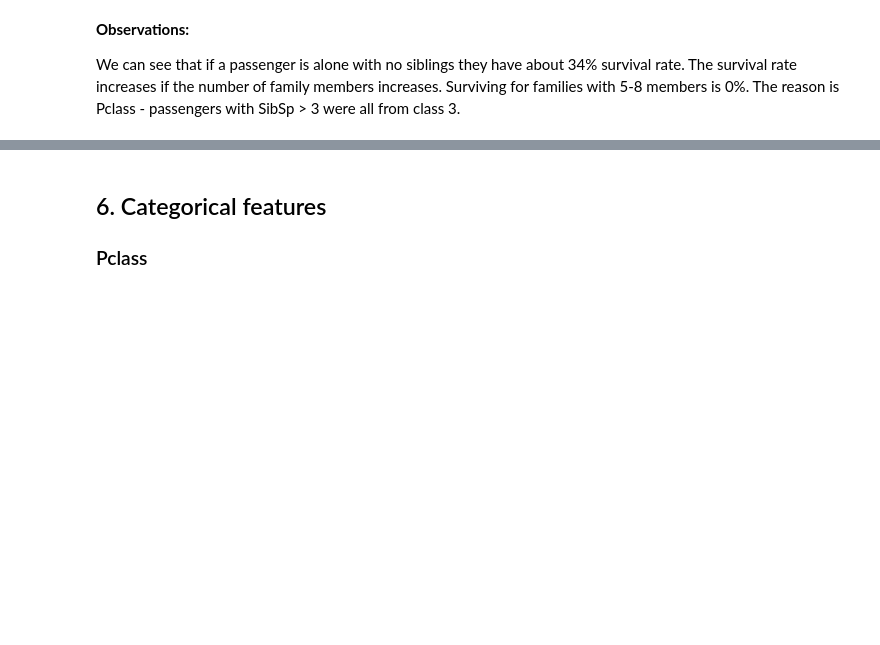
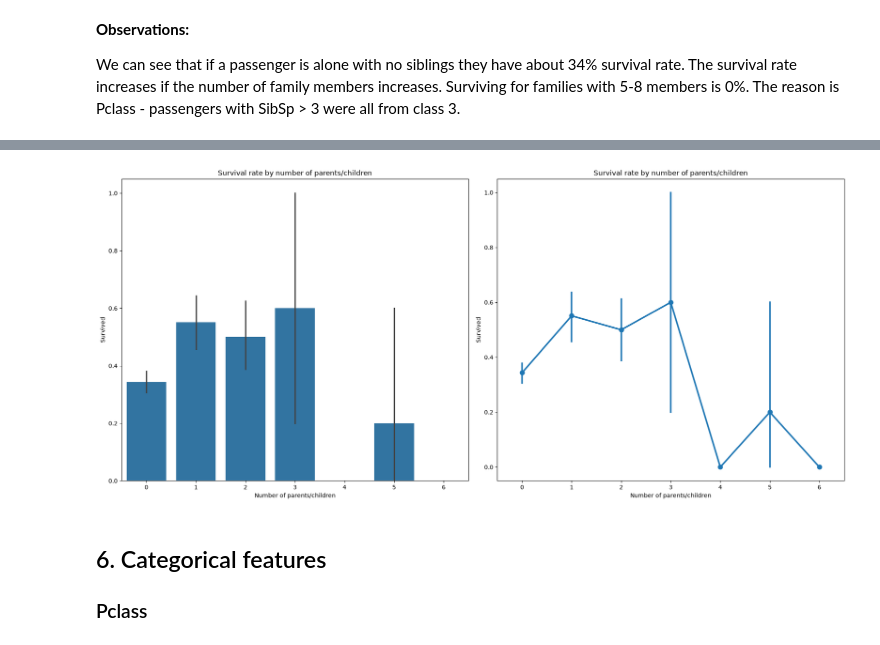
Before and after one commit to oozywaters/kaggle-titanic, a Jupyter notebook: notebooks/eda.ipynb, the cells around one changed output, grey strips where cells are left out. Saved outputs shown, nothing was run; the diff lists cells and outputs as text; code cells hidden in the pictures; blank space fills up the shorter version.

```diff
--- a/notebooks/eda.ipynb
+++ b/notebooks/eda.ipynb
@@ -271,3 +288,16 @@ We can see that if a passenger is alone with no siblings they have about 34% sur
+# %%
+f, (ax1, ax2) = plt.subplots(1, 2, figsize=(18, 8), layout='constrained')
+sns.barplot(x="Parch", y="Survived", data=train, ax=ax1)
+ax1.set_title('Survival rate by number of parents/children')
+ax1.set_xlabel('Number of parents/children')
+
+sns.pointplot(x="Parch", y="Survived", data=train, ax=ax2)
+ax2.set_title('Survival rate by number of parents/children')
+ax2.set_xlabel('Number of parents/children')
+
+plt.show()
+# %% [output]
+[figure, added]
 # %% [markdown]
 ## 6. Categorical features
 
```
Also changed, not shown: parts of 5 cells of this notebook.
